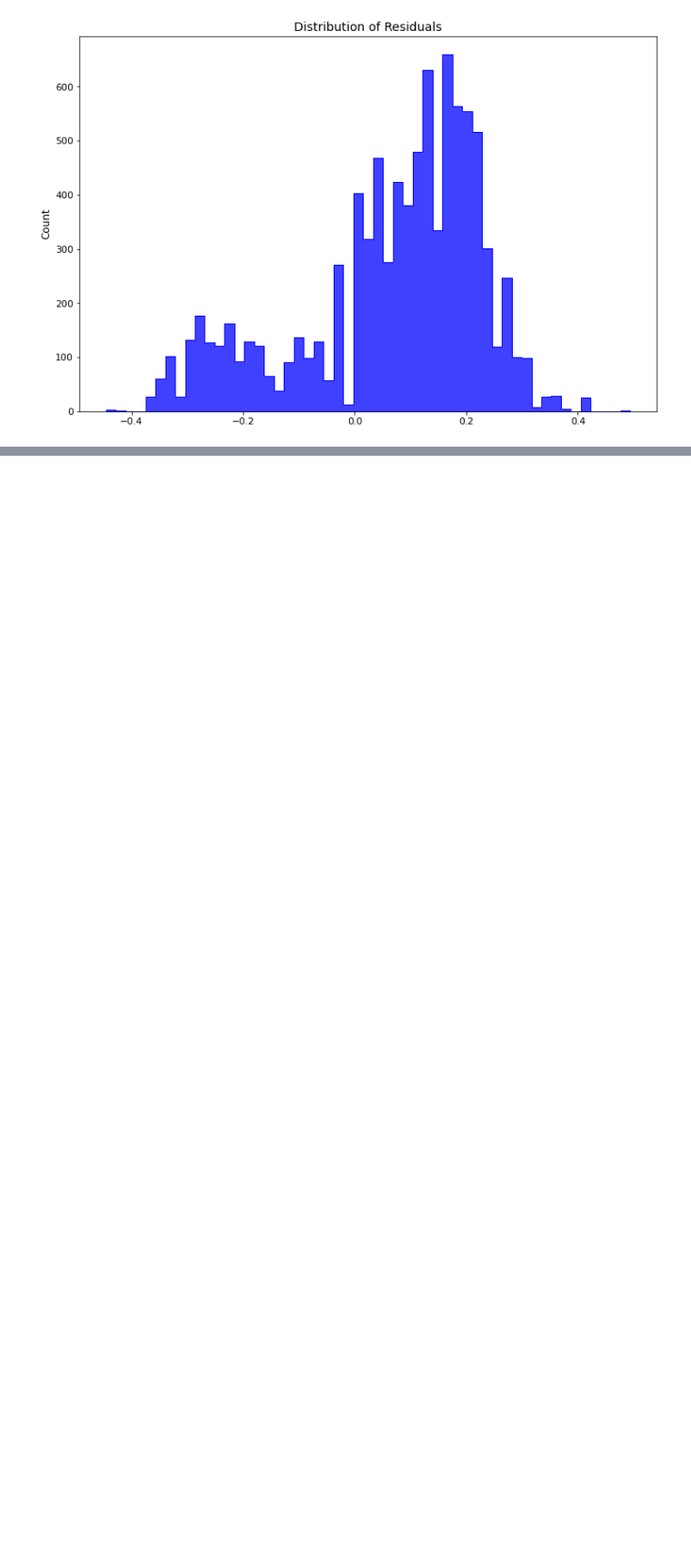
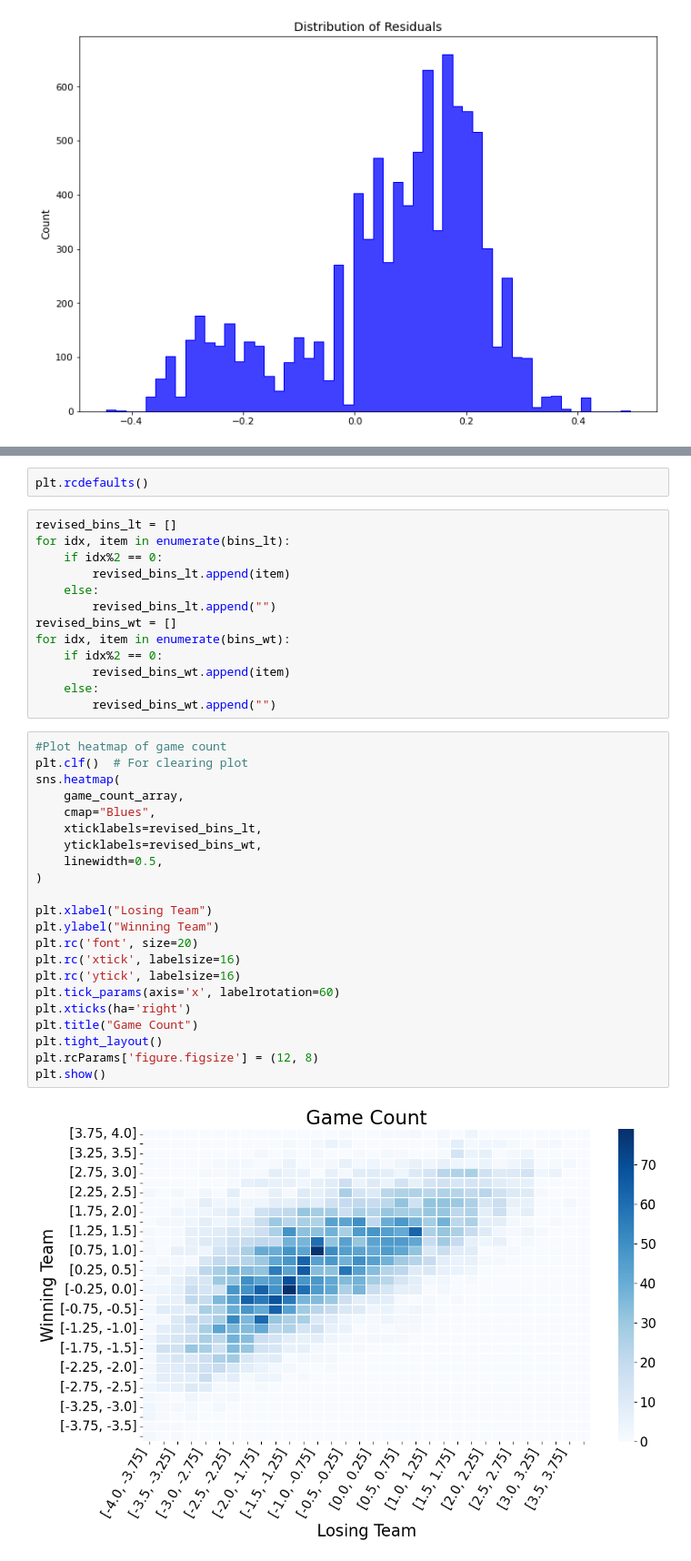
Before and after one commit to C-Stewart-GH/SMU_Capstone_Project, a Jupyter notebook: Visualizations/True_Skill_Through_Time_viz_New_Data.ipynb, the cells around one changed output, grey strips where cells are left out. Shown: that part at 91% size. Cells and saved outputs as stored; diff of their text form; blank space fills up the shorter version.

```diff
--- a/Visualizations/True_Skill_Through_Time_viz_New_Data.ipynb
+++ b/Visualizations/True_Skill_Through_Time_viz_New_Data.ipynb
@@ -407,0 +416,39 @@ plt.show()
+# %%
+plt.rcdefaults()
+# %%
+revised_bins_lt = []
+for idx, item in enumerate(bins_lt):
+    if idx%2 == 0:
+        revised_bins_lt.append(item)
+    else:
+        revised_bins_lt.append("")
+revised_bins_wt = []
+for idx, item in enumerate(bins_wt):
+    if idx%2 == 0:
+        revised_bins_wt.append(item)
+    else:
+        revised_bins_wt.append("")
+# %%
+#Plot heatmap of game count
+plt.clf()  # For clearing plot
+sns.heatmap(
+    game_count_array,
+    cmap="Blues",
+    xticklabels=revised_bins_lt,
+    yticklabels=revised_bins_wt,
+    linewidth=0.5,
+)
+
+plt.xlabel("Losing Team")
+plt.ylabel("Winning Team")
+plt.rc('font', size=20)
+plt.rc('xtick', labelsize=16)
+plt.rc('ytick', labelsize=16)
+plt.tick_params(axis='x', labelrotation=60)
+plt.xticks(ha='right')
+plt.title("Game Count")
+plt.tight_layout()
+plt.rcParams['figure.figsize'] = (12, 8)
+plt.show()
+# %% [output]
+[figure, added]
```
Also changed, not shown: parts of 5 cells of this notebook, 1 other file.
